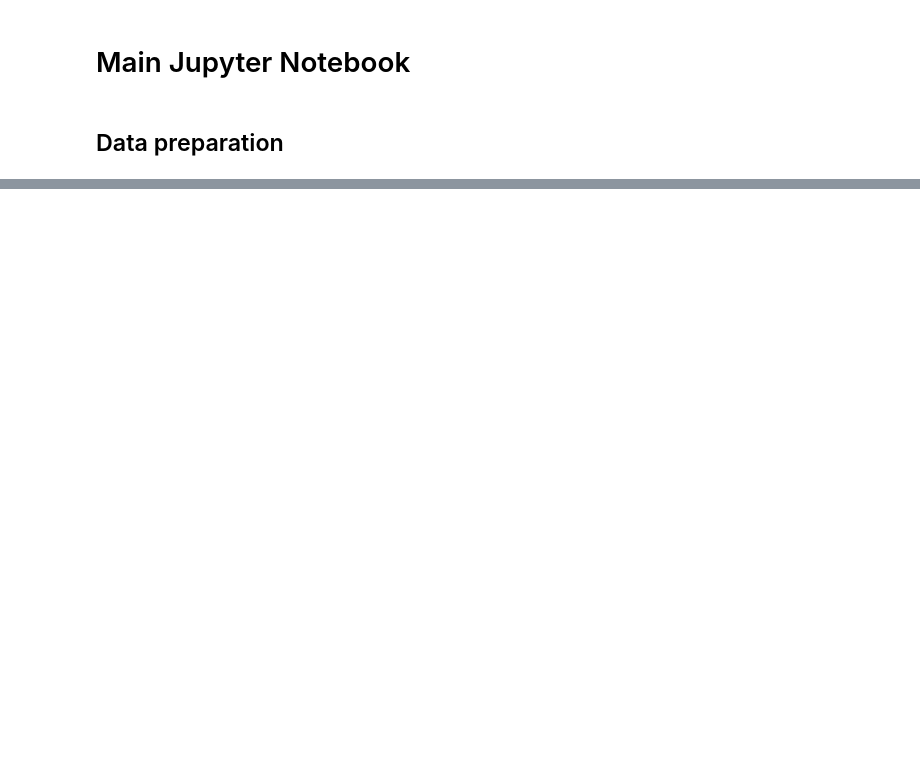
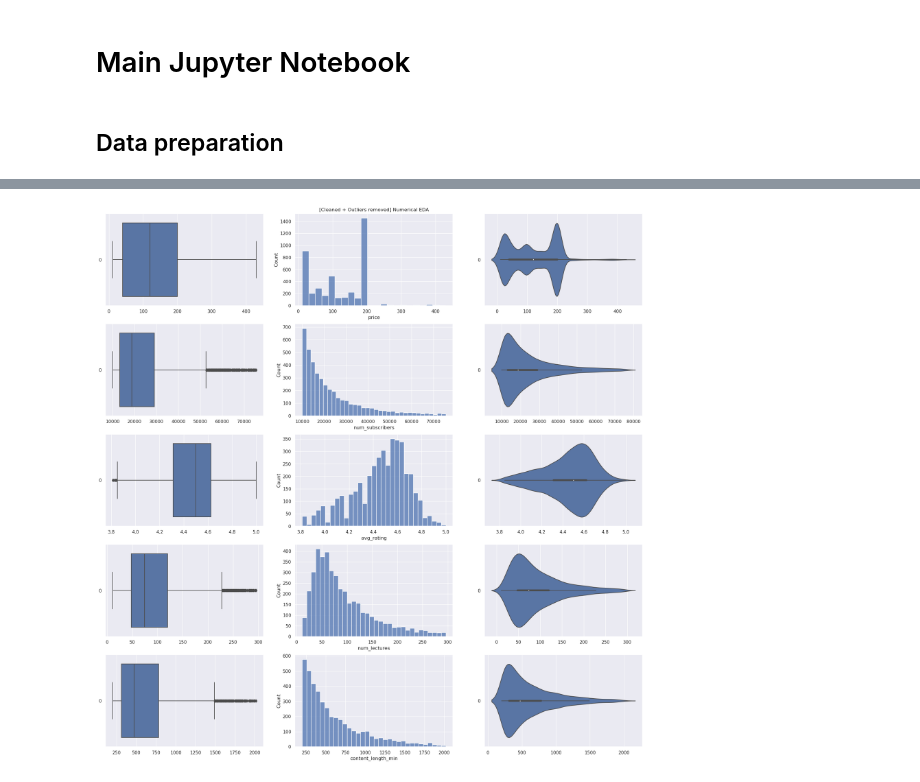
Before and after one commit to Amizzuddin/sc1015, a Jupyter notebook: main.ipynb, the cells around one changed output, grey strips where cells are left out. Saved outputs shown, nothing was run; the diff lists cells and outputs as text; code cells hidden in the pictures; blank space fills up the shorter version.

```diff
--- a/main.ipynb
+++ b/main.ipynb
@@ -12,8 +30,22 @@ sb.set()
 from importnb import imports
 with imports("ipynb"):
     from contributions.amizzuddin.amizzuddin import (
-        get_dataset_raw,
-        print_feature_outliers
+        clean_up_dataset,
+        remove_outliers,
+        generate_numerical_eda_visualization
     )
 
-RawDataset = get_dataset_raw()
+CsvDataset = pd.read_csv("dataset/Course_info.csv")
+ExtractDatasetOfInterest = pd.DataFrame(
+    CsvDataset[[
+        'price',
+        'num_subscribers',
+        'avg_rating',
+        'num_lectures',
+        'content_length_min',
+        'category',
+        'subcategory',
+        'language'
+    ]]
+)
+categorical_feature_in_numerical = ['avg_rating']
@@ -50,0 +54,4 @@ print_feature_outliers(RawDataset, categorical_feature_in_numerical)
+# %%
+# We are not interested with free course, 0 subscribers
+CleanupDataset = clean_up_dataset(ExtractDatasetOfInterest)
+CleanupDataset.info()
@@ -50,0 +76,4 @@ print_feature_outliers(RawDataset, categorical_feature_in_numerical)
+# %%
+# RemovedOutlierDataset = remove_outliers(RemovedOutlierDataset, categorical_feature_in_numerical)
+RemovedOutlierDataset = remove_outliers(CleanupDataset, [])
+RemovedOutlierDataset.info()
@@ -50,0 +153,4 @@ print_feature_outliers(RawDataset, categorical_feature_in_numerical)
+# %%
+generate_numerical_eda_visualization(RemovedOutlierDataset, [], "[Cleaned + Outliers removed] Numerical EDA")
+# %% [output]
+[figure, added]
```
Also changed, not shown: parts of 13 cells of this notebook, 1 other file.
